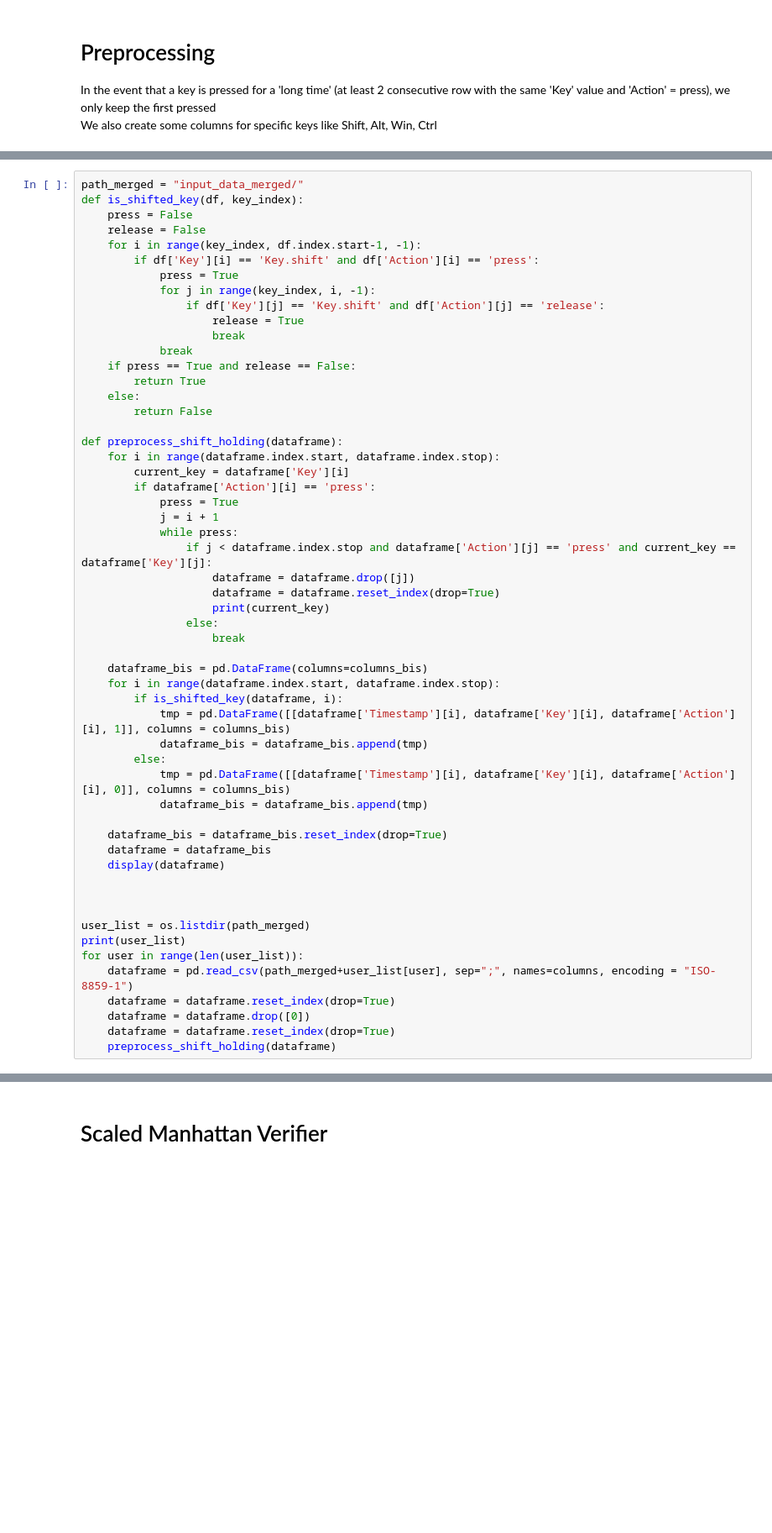
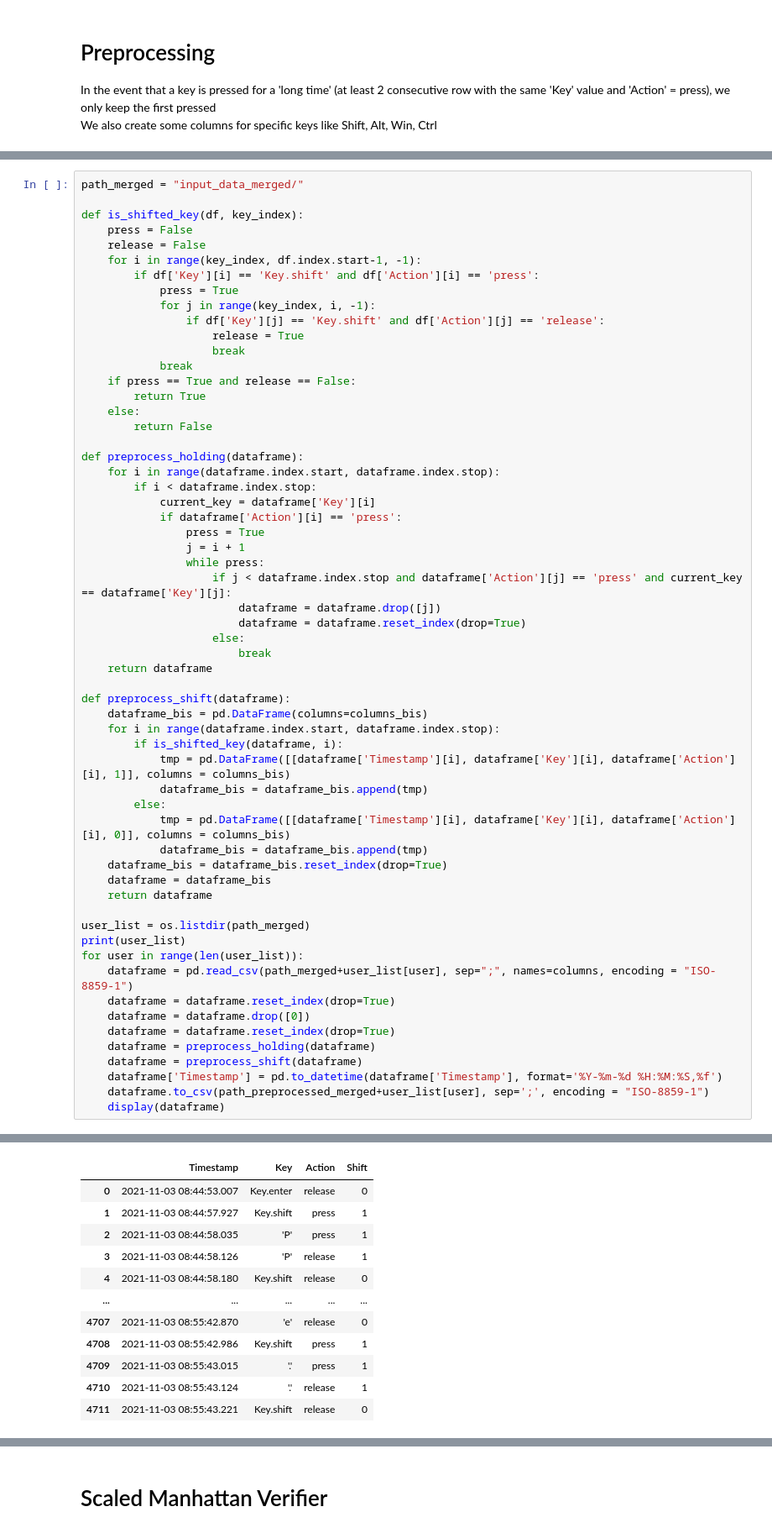
Before and after one commit to Belzerion/OT2, a Jupyter notebook: Preprocessing.ipynb, the cells around one changed output, grey strips where cells are left out. Shown: that part at 84% size. Saved outputs shown, nothing was run; the diff lists cells and outputs as text; blank space fills up the shorter version.

```diff
--- a/Preprocessing.ipynb
+++ b/Preprocessing.ipynb
@@ -75,5 +85,6 @@ In the event that a key is pressed for a 'long time' (at least 2 consecutive row
 # %%
 path_merged = "input_data_merged/"
+
 def is_shifted_key(df, key_index):
     press = False
     release = False
@@ -90,20 +101,22 @@ def is_shifted_key(df, key_index):
     else:
         return False
 
-def preprocess_shift_holding(dataframe):
+def preprocess_holding(dataframe):
     for i in range(dataframe.index.start, dataframe.index.stop):
-        current_key = dataframe['Key'][i]
-        if dataframe['Action'][i] == 'press':
-            press = True
-            j = i + 1
-            while press:
-                if j < dataframe.index.stop and dataframe['Action'][j] == 'press' and current_key == dataframe['Key'][j]:
-                    dataframe = dataframe.drop([j])
-                    dataframe = dataframe.reset_index(drop=True)
-                    print(current_key)
-                else:
-                    break
+        if i < dataframe.index.stop:
+            current_key = dataframe['Key'][i]
+            if dataframe['Action'][i] == 'press':
+                press = True
+                j = i + 1
+                while press:
+                    if j < dataframe.index.stop and dataframe['Action'][j] == 'press' and current_key == dataframe['Key'][j]:
+                        dataframe = dataframe.drop([j])
+                        dataframe = dataframe.reset_index(drop=True)
+                    else:
+                        break
+    return dataframe
 
+def preprocess_shift(dataframe):
     dataframe_bis = pd.DataFrame(columns=columns_bis)
     for i in range(dataframe.index.start, dataframe.index.stop):
         if is_shifted_key(dataframe, i):
@@ -112,12 +125,9 @@ def preprocess_shift_holding(dataframe):
         else:
             tmp = pd.DataFrame([[dataframe['Timestamp'][i], dataframe['Key'][i], dataframe['Action'][i], 0]], columns = columns_bis)
             dataframe_bis = dataframe_bis.append(tmp)
-
     dataframe_bis = dataframe_bis.reset_index(drop=True)
     dataframe = dataframe_bis
-    display(dataframe)
-
-
+    return dataframe
 
 user_list = os.listdir(path_merged)
 print(user_list)
@@ -126,5 +136,9 @@ for user in range(len(user_list)):
     dataframe = dataframe.reset_index(drop=True)
     dataframe = dataframe.drop([0])
     dataframe = dataframe.reset_index(drop=True)
-    preprocess_shift_holding(dataframe)
+    dataframe = preprocess_holding(dataframe)
+    dataframe = preprocess_shift(dataframe)
+    dataframe['Timestamp'] = pd.to_datetime(dataframe['Timestamp'], format='%Y-%m-%d %H:%M:%S,%f')
+    dataframe.to_csv(path_preprocessed_merged+user_list[user], sep=';', encoding = "ISO-8859-1")
+    display(dataframe)
 # %% [output]
@@ -147,0 +146,12 @@ Key.shift
+|  | Timestamp | Key | Action | Shift |
+| 0 | 2021-11-03 08:44:53.007 | Key.enter | release | 0 |
+| 1 | 2021-11-03 08:44:57.927 | Key.shift | press | 1 |
+| 2 | 2021-11-03 08:44:58.035 | 'P' | press | 1 |
+| 3 | 2021-11-03 08:44:58.126 | 'P' | release | 1 |
+| 4 | 2021-11-03 08:44:58.180 | Key.shift | release | 0 |
+| ... | ... | ... | ... | ... |
+| 4707 | 2021-11-03 08:55:42.870 | 'e' | release | 0 |
+| 4708 | 2021-11-03 08:55:42.986 | Key.shift | press | 1 |
+| 4709 | 2021-11-03 08:55:43.015 | '.' | press | 1 |
+| 4710 | 2021-11-03 08:55:43.124 | '.' | release | 1 |
+| 4711 | 2021-11-03 08:55:43.221 | Key.shift | release | 0 |
```
Also changed, not shown: parts of 10 cells of this notebook.
